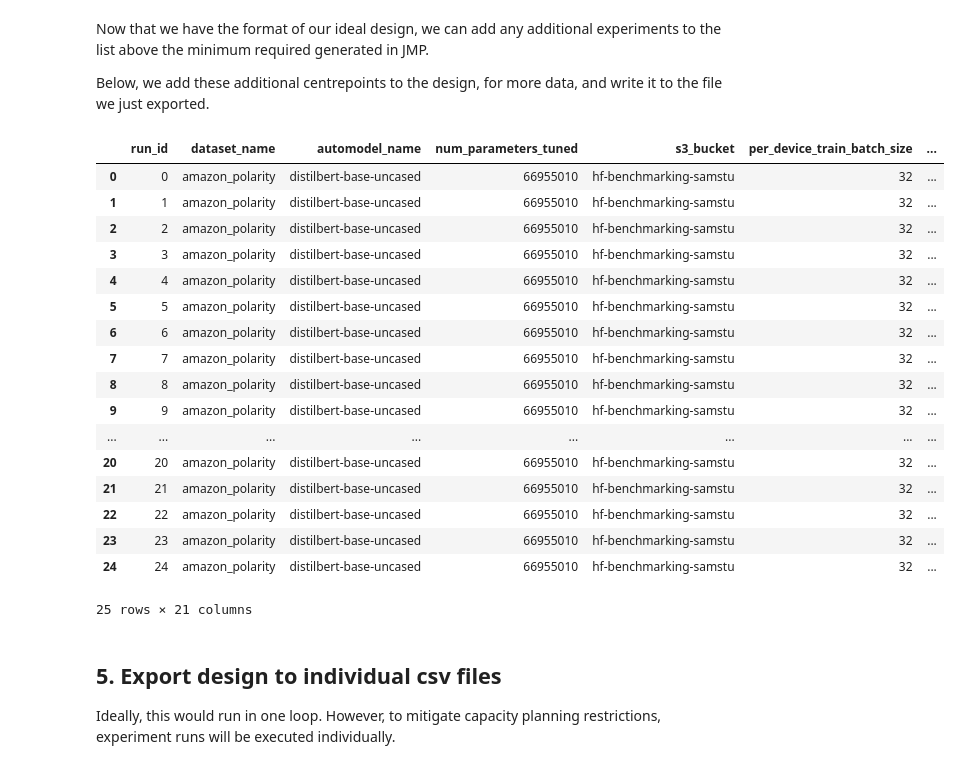
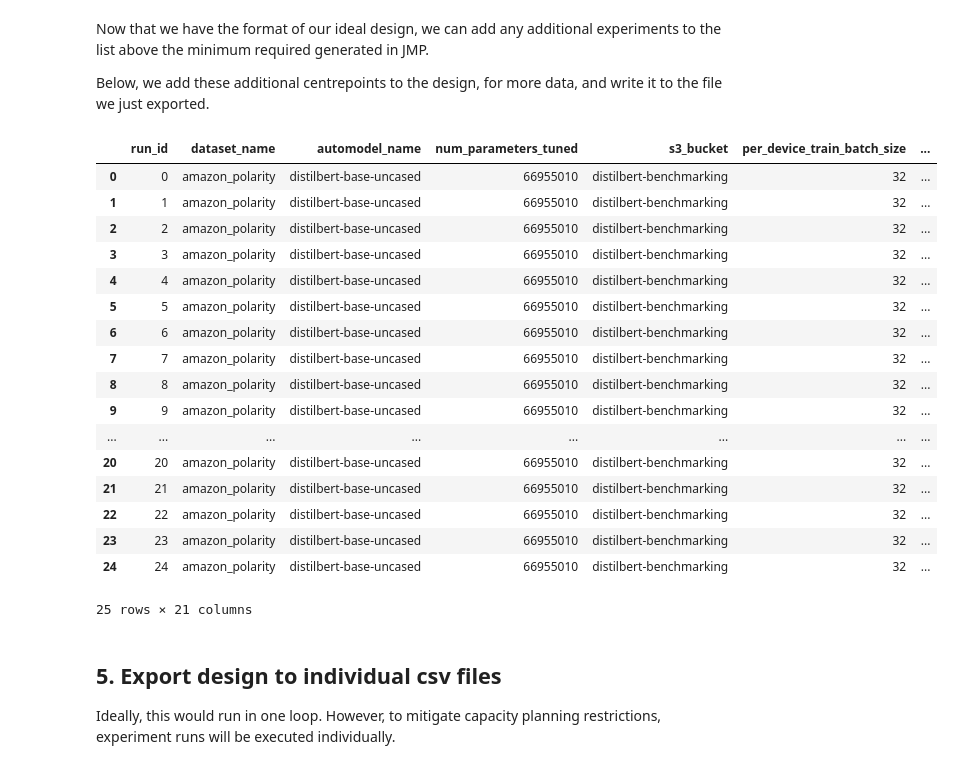
Before and after one commit to aws-samples/amazon-sagemaker-huggingface-benchmark, a Jupyter notebook: notebooks/get_results.ipynb, the cells around one changed output. Saved outputs shown, nothing was run; the diff lists cells and outputs as text; code cells hidden in the pictures.

```diff
--- a/notebooks/get_results.ipynb
+++ b/notebooks/get_results.ipynb
@@ -151 +143,6 @@ s3_bucket = os.getenv("BUCKET_NAME")
+# %%
+s3_bucket = os.getenv("BUCKET_NAME")
+dataset_name = os.getenv("HF_DATASET")
+model_name = os.getenv("HF_MODEL")
+tunable_params = os.getenv("TUNED_PARAMS")
 # %%
@@ -205,63 +202,63 @@ Below, we add these additional centrepoints to the design, for more data, and wr
 from csv import writer
 
 # if any additional data points desired, add additional rows to csv with custom params
-cp1 = [15,'amazon_polarity','distilbert-base-uncased',66955010,'hf-benchmarking-samstu',32,5e-05,5.0,'ml.p3.8xlarge',4,128,21094,14.688,1024,False,1,600000]
-cp2 = [16,'amazon_polarity','distilbert-base-uncased',66955010,'hf-benchmarking-samstu',16,5e-05,5.0,'ml.p3.16xlarge',8,128,10547,28.152,1024,True,1,600000] # pd batch size adjusted for cuda error
-cp3 = [17,'amazon_polarity','distilbert-base-uncased',66955010,'hf-benchmarking-samstu',32,5e-05,30.0,'ml.p3.16xlarge',8,256,10547,28.152,1024,True,1,100000]
-cp4 = [18,'amazon_polarity','distilbert-base-uncased',66955010,'hf-benchmarking-samstu',32,5e-05,3.0,'ml.p3.16xlarge',8,256,10547,28.152,1024,True,1,1000000]
-cp5 = [19,'amazon_polarity','distilbert-base-uncased',66955010,'hf-benchmarking-samstu',32,5e-05,30.0,'ml.p3.8xlarge',4,128,21094,14.688,1024,False,1,100000]
-cp6 = [20,'amazon_polarity','distilbert-base-uncased',66955010,'hf-benchmarking-samstu',32,5e-05,3.0,'ml.p3.8xlarge',4,128,21094,14.688,1024,False,1,1000000]
-cp7 = [21,'amazon_polarity','distilbert-base-uncased',66955010,'hf-benchmarking-samstu',32,2.83e-4,30.0,'ml.p3.16xlarge',32,1024,2637,28.152,30,True,4,100000] # run tmo - sqrt law
-cp8 = [22,'amazon_polarity','distilbert-base-uncased',66955010,'hf-benchmarking-samstu',32,2.83e-4,3.0,'ml.p3.16xlarge',32,1024,2637,28.152,30,True,4,1000000] # run tmo - sqrt law
-cp9 = [23,'amazon_polarity','distilbert-base-uncased',66955010,'hf-benchmarking-samstu',32,5e-05,30.0,'ml.p3.16xlarge',8,256,10547,28.152,1024,False,1,100000]
-cp10 = [24,'amazon_polarity','distilbert-base-uncased',66955010,'hf-benchmarking-samstu',32,5e-05,3.0,'ml.p3.16xlarge',8,256,10547,28.152,1024,False,1,1000000]
+cp1 = [15,dataset_name,model_name,tunable_params,s3_bucket,32,5e-05,5.0,'ml.p3.8xlarge',4,128,21094,14.688,1024,False,1,600000]
+cp2 = [16,dataset_name,model_name,tunable_params,s3_bucket,16,5e-05,5.0,'ml.p3.16xlarge',8,128,10547,28.152,1024,True,1,600000] # pd batch size adjusted for cuda error
+cp3 = [17,dataset_name,model_name,tunable_params,s3_bucket,32,5e-05,30.0,'ml.p3.16xlarge',8,256,10547,28.152,1024,True,1,100000]
+cp4 = [18,dataset_name,model_name,tunable_params,s3_bucket,32,5e-05,3.0,'ml.p3.16xlarge',8,256,10547,28.152,1024,True,1,1000000]
+cp5 = [19,dataset_name,model_name,tunable_params,s3_bucket,32,5e-05,30.0,'ml.p3.8xlarge',4,128,21094,14.688,1024,False,1,100000]
+cp6 = [20,dataset_name,model_name,tunable_params,s3_bucket,32,5e-05,3.0,'ml.p3.8xlarge',4,128,21094,14.688,1024,False,1,1000000]
+cp7 = [21,dataset_name,model_name,tunable_params,s3_bucket,32,2.83e-4,30.0,'ml.p3.16xlarge',32,1024,2637,28.152,30,True,4,100000]
+cp8 = [22,dataset_name,model_name,tunable_params,s3_bucket,32,2.83e-4,3.0,'ml.p3.16xlarge',32,1024,2637,28.152,30,True,4,1000000]
+cp9 = [23,dataset_name,model_name,tunable_params,s3_bucket,32,5e-05,30.0,'ml.p3.16xlarge',8,256,10547,28.152,1024,False,1,100000]
+cp10 = [24,dataset_name,model_name,tunable_params,s3_bucket,32,5e-05,3.0,'ml.p3.16xlarge',8,256,10547,28.152,1024,False,1,1000000]
 
 # Open our existing CSV file in append mode
 # Create a file object for this file
 with open('../data/interim/experimental_design.csv', 'a') as f_object:
 
     # Pass this file object to csv.writer()
     # and get a writer object
     writer_object = writer(f_object)
 
     # Pass the list as an argument into
     # the writerow()
     writer_object.writerow(cp1)
     writer_object.writerow(cp2)
     writer_object.writerow(cp3)
     writer_object.writerow(cp4)
     writer_object.writerow(cp5)
     writer_object.writerow(cp6)
 
     # increased learn rate to compare with lr controlled version
     writer_object.writerow(cp7)
     writer_object.writerow(cp8)
     writer_object.writerow(cp9)
     writer_object.writerow(cp10)
 
     #Close the file object
     f_object.close()
 
 exp_design = pd.read_csv('../data/interim/experimental_design.csv')
 display(exp_design)
 # %% [output]
 |  | run_id | dataset_name | automodel_name | num_parameters_tuned | s3_bucket | per_device_train_batch_size | ... |
-| 0 | 0 | amazon_polarity | distilbert-base-uncased | 66955010 | hf-benchmarking-samstu | 32 | ... |
-| 1 | 1 | amazon_polarity | distilbert-base-uncased | 66955010 | hf-benchmarking-samstu | 32 | ... |
-| 2 | 2 | amazon_polarity | distilbert-base-uncased | 66955010 | hf-benchmarking-samstu | 32 | ... |
-| 3 | 3 | amazon_polarity | distilbert-base-uncased | 66955010 | hf-benchmarking-samstu | 32 | ... |
-| 4 | 4 | amazon_polarity | distilbert-base-uncased | 66955010 | hf-benchmarking-samstu | 32 | ... |
-| 5 | 5 | amazon_polarity | distilbert-base-uncased | 66955010 | hf-benchmarking-samstu | 32 | ... |
-| 6 | 6 | amazon_polarity | distilbert-base-uncased | 66955010 | hf-benchmarking-samstu | 32 | ... |
-| 7 | 7 | amazon_polarity | distilbert-base-uncased | 66955010 | hf-benchmarking-samstu | 32 | ... |
-| 8 | 8 | amazon_polarity | distilbert-base-uncased | 66955010 | hf-benchmarking-samstu | 32 | ... |
-| 9 | 9 | amazon_polarity | distilbert-base-uncased | 66955010 | hf-benchmarking-samstu | 32 | ... |
+| 0 | 0 | amazon_polarity | distilbert-base-uncased | 66955010 | distilbert-benchmarking | 32 | ... |
+| 1 | 1 | amazon_polarity | distilbert-base-uncased | 66955010 | distilbert-benchmarking | 32 | ... |
+| 2 | 2 | amazon_polarity | distilbert-base-uncased | 66955010 | distilbert-benchmarking | 32 | ... |
+| 3 | 3 | amazon_polarity | distilbert-base-uncased | 66955010 | distilbert-benchmarking | 32 | ... |
+| 4 | 4 | amazon_polarity | distilbert-base-uncased | 66955010 | distilbert-benchmarking | 32 | ... |
+| 5 | 5 | amazon_polarity | distilbert-base-uncased | 66955010 | distilbert-benchmarking | 32 | ... |
+| 6 | 6 | amazon_polarity | distilbert-base-uncased | 66955010 | distilbert-benchmarking | 32 | ... |
+| 7 | 7 | amazon_polarity | distilbert-base-uncased | 66955010 | distilbert-benchmarking | 32 | ... |
+| 8 | 8 | amazon_polarity | distilbert-base-uncased | 66955010 | distilbert-benchmarking | 32 | ... |
+| 9 | 9 | amazon_polarity | distilbert-base-uncased | 66955010 | distilbert-benchmarking | 32 | ... |
 | ... | ... | ... | ... | ... | ... | ... | ... |
-| 20 | 20 | amazon_polarity | distilbert-base-uncased | 66955010 | hf-benchmarking-samstu | 32 | ... |
-| 21 | 21 | amazon_polarity | distilbert-base-uncased | 66955010 | hf-benchmarking-samstu | 32 | ... |
-| 22 | 22 | amazon_polarity | distilbert-base-uncased | 66955010 | hf-benchmarking-samstu | 32 | ... |
-| 23 | 23 | amazon_polarity | distilbert-base-uncased | 66955010 | hf-benchmarking-samstu | 32 | ... |
-| 24 | 24 | amazon_polarity | distilbert-base-uncased | 66955010 | hf-benchmarking-samstu | 32 | ... |
+| 20 | 20 | amazon_polarity | distilbert-base-uncased | 66955010 | distilbert-benchmarking | 32 | ... |
+| 21 | 21 | amazon_polarity | distilbert-base-uncased | 66955010 | distilbert-benchmarking | 32 | ... |
+| 22 | 22 | amazon_polarity | distilbert-base-uncased | 66955010 | distilbert-benchmarking | 32 | ... |
+| 23 | 23 | amazon_polarity | distilbert-base-uncased | 66955010 | distilbert-benchmarking | 32 | ... |
+| 24 | 24 | amazon_polarity | distilbert-base-uncased | 66955010 | distilbert-benchmarking | 32 | ... |
 25 rows × 21 columns
 # %% [markdown]
 ## 5. Export design to individual csv files
```
Also changed, not shown: parts of 14 cells of this notebook, 37 other files.
